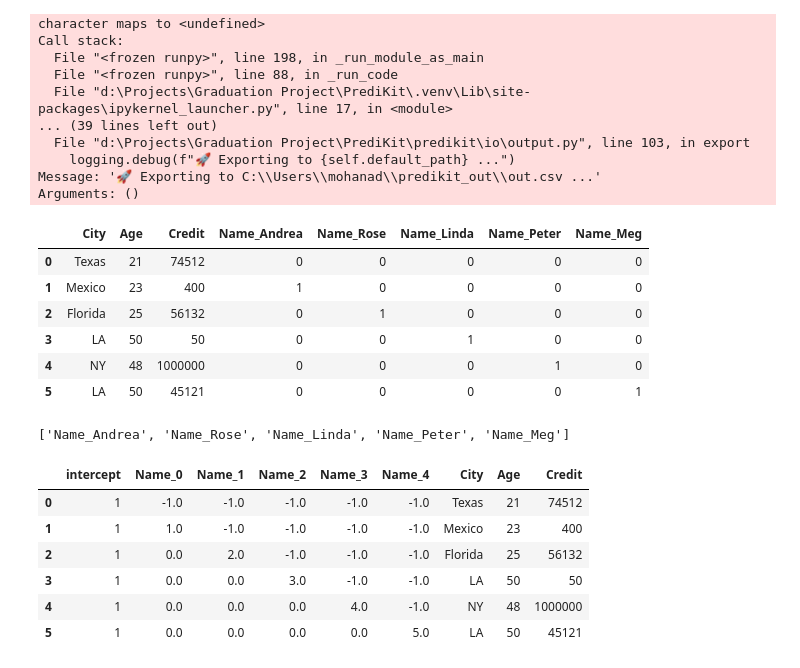
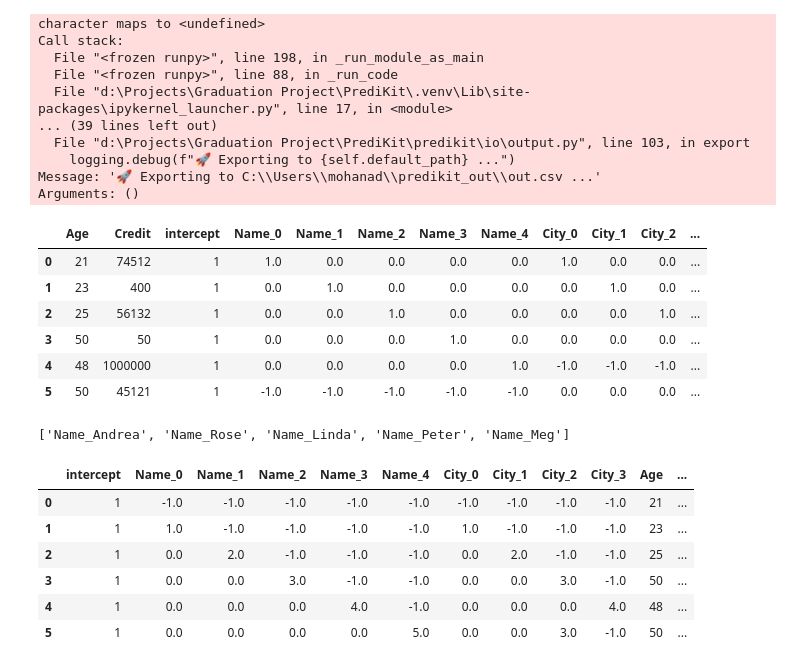
Before and after one commit to AhmedMostafa16/PrediKit, a Jupyter notebook: examples/02_Data_Preperation.ipynb, the cells around one changed output. Saved outputs shown, nothing was run; the diff lists cells and outputs as text; code cells hidden in the pictures.

Commit message:
- Add EncoderFetch - Refactor EncodingProcessor

```diff
--- a/examples/02_Data_Preperation.ipynb
+++ b/examples/02_Data_Preperation.ipynb
@@ -612,31 +612,31 @@ df = pk.DataFrameParser(data)
 # result = fs.fit_transform(df, columns=["Credit", "Age"])
 # unwrap_value_or_error(result)
 # %%
-encoder = EncodingProcessor(strategy='OneHotEncoder', cols= ['Name'], drop= 'first')
-encoded_df = encoder.fit_transform(df)
-encoded_df
+encoder = EncodingProcessor(strategy= 'SumEncoder', )
+encoder.fit_transform(df)
+display(df)
 # %% [output]
-|  | City | Age | Credit | Name_Andrea | Name_Rose | Name_Linda | Name_Peter | Name_Meg |
-| 0 | Texas | 21 | 74512 | 0 | 0 | 0 | 0 | 0 |
-| 1 | Mexico | 23 | 400 | 1 | 0 | 0 | 0 | 0 |
-| 2 | Florida | 25 | 56132 | 0 | 1 | 0 | 0 | 0 |
-| 3 | LA | 50 | 50 | 0 | 0 | 1 | 0 | 0 |
-| 4 | NY | 48 | 1000000 | 0 | 0 | 0 | 1 | 0 |
-| 5 | LA | 50 | 45121 | 0 | 0 | 0 | 0 | 1 |
+|  | Age | Credit | intercept | Name_0 | Name_1 | Name_2 | Name_3 | Name_4 | City_0 | City_1 | City_2 | ... |
+| 0 | 21 | 74512 | 1 | 1.0 | 0.0 | 0.0 | 0.0 | 0.0 | 1.0 | 0.0 | 0.0 | ... |
+| 1 | 23 | 400 | 1 | 0.0 | 1.0 | 0.0 | 0.0 | 0.0 | 0.0 | 1.0 | 0.0 | ... |
+| 2 | 25 | 56132 | 1 | 0.0 | 0.0 | 1.0 | 0.0 | 0.0 | 0.0 | 0.0 | 1.0 | ... |
+| 3 | 50 | 50 | 1 | 0.0 | 0.0 | 0.0 | 1.0 | 0.0 | 0.0 | 0.0 | 0.0 | ... |
+| 4 | 48 | 1000000 | 1 | 0.0 | 0.0 | 0.0 | 0.0 | 1.0 | -1.0 | -1.0 | -1.0 | ... |
+| 5 | 50 | 45121 | 1 | -1.0 | -1.0 | -1.0 | -1.0 | -1.0 | 0.0 | 0.0 | 0.0 | ... |
 # %%
 encoder.get_feature_names_out()
 # %% [output]
 ['Name_Andrea', 'Name_Rose', 'Name_Linda', 'Name_Peter', 'Name_Meg']
 # %%
 from category_encoders import HelmertEncoder
-encod = HelmertEncoder(cols= ['Name'])
+encod = HelmertEncoder()
 encoded_df = encod.fit_transform(df)
 encoded_df
 # %% [output]
-|  | intercept | Name_0 | Name_1 | Name_2 | Name_3 | Name_4 | City | Age | Credit |
-| 0 | 1 | -1.0 | -1.0 | -1.0 | -1.0 | -1.0 | Texas | 21 | 74512 |
-| 1 | 1 | 1.0 | -1.0 | -1.0 | -1.0 | -1.0 | Mexico | 23 | 400 |
-| 2 | 1 | 0.0 | 2.0 | -1.0 | -1.0 | -1.0 | Florida | 25 | 56132 |
-| 3 | 1 | 0.0 | 0.0 | 3.0 | -1.0 | -1.0 | LA | 50 | 50 |
-| 4 | 1 | 0.0 | 0.0 | 0.0 | 4.0 | -1.0 | NY | 48 | 1000000 |
-| 5 | 1 | 0.0 | 0.0 | 0.0 | 0.0 | 5.0 | LA | 50 | 45121 |
+|  | intercept | Name_0 | Name_1 | Name_2 | Name_3 | Name_4 | City_0 | City_1 | City_2 | City_3 | Age | ... |
+| 0 | 1 | -1.0 | -1.0 | -1.0 | -1.0 | -1.0 | -1.0 | -1.0 | -1.0 | -1.0 | 21 | ... |
+| 1 | 1 | 1.0 | -1.0 | -1.0 | -1.0 | -1.0 | 1.0 | -1.0 | -1.0 | -1.0 | 23 | ... |
+| 2 | 1 | 0.0 | 2.0 | -1.0 | -1.0 | -1.0 | 0.0 | 2.0 | -1.0 | -1.0 | 25 | ... |
+| 3 | 1 | 0.0 | 0.0 | 3.0 | -1.0 | -1.0 | 0.0 | 0.0 | 3.0 | -1.0 | 50 | ... |
+| 4 | 1 | 0.0 | 0.0 | 0.0 | 4.0 | -1.0 | 0.0 | 0.0 | 0.0 | 4.0 | 48 | ... |
+| 5 | 1 | 0.0 | 0.0 | 0.0 | 0.0 | 5.0 | 0.0 | 0.0 | 3.0 | -1.0 | 50 | ... |
```
Also changed, not shown: parts of 1 cell of this notebook, 2 other files.
